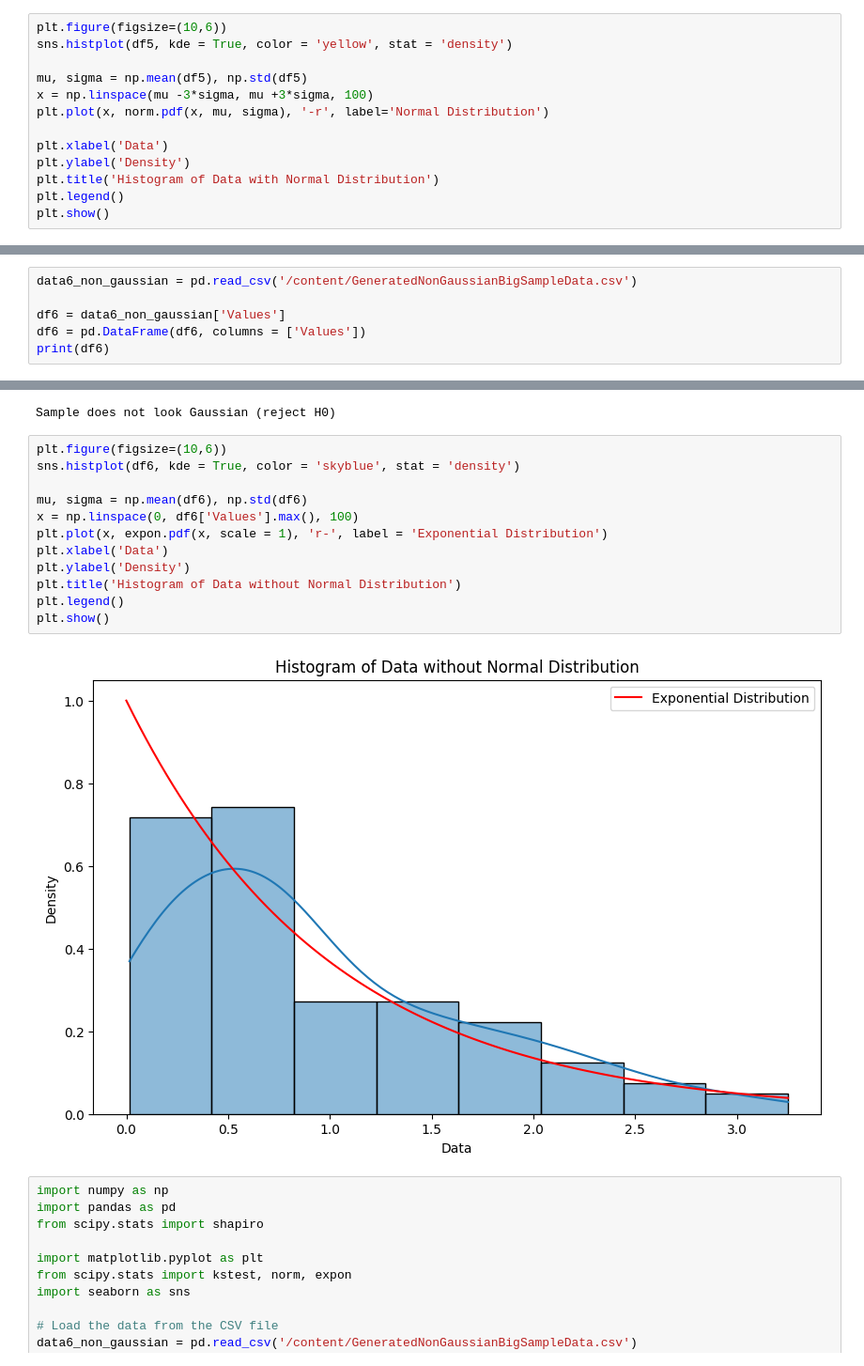
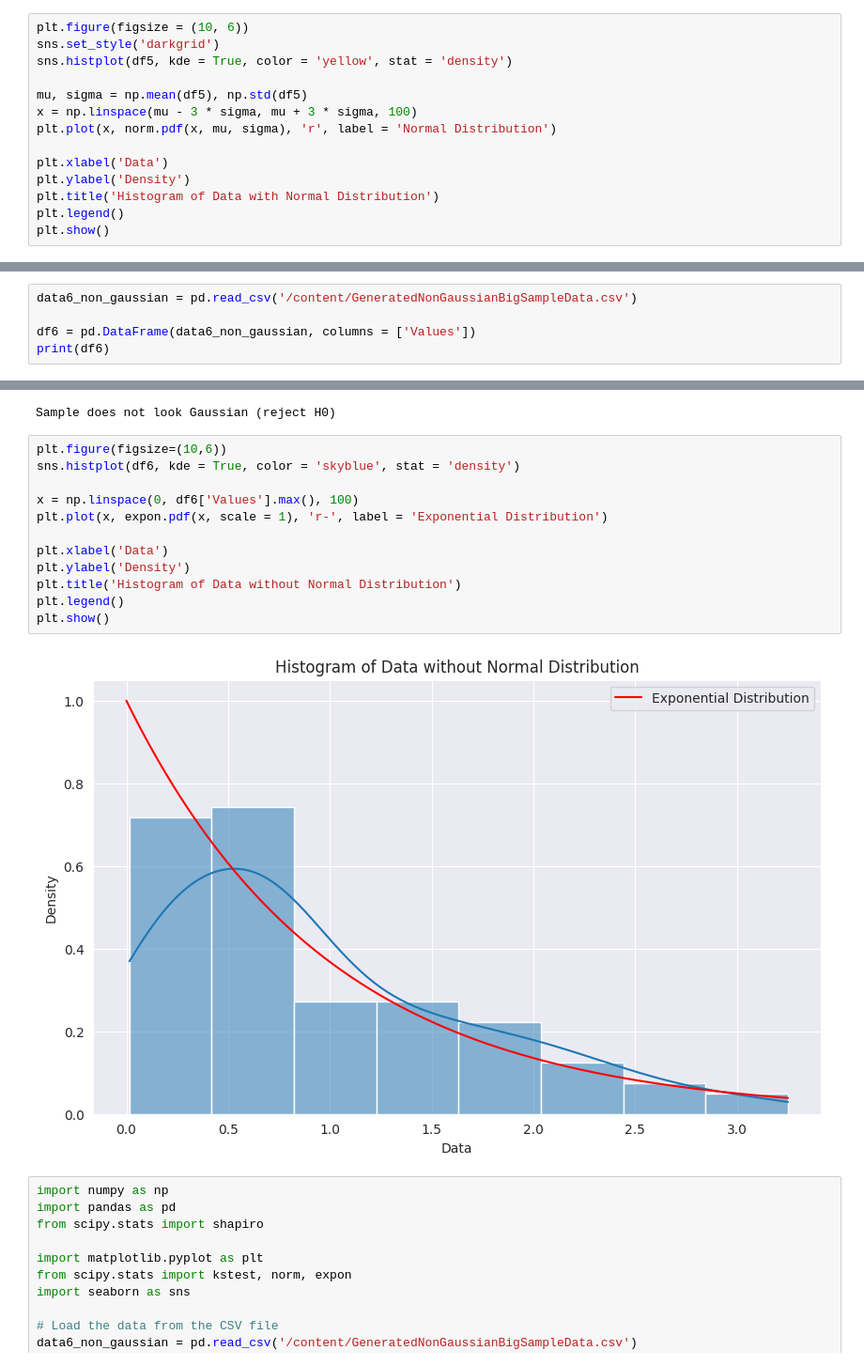
Before and after one commit to SEOWOOJI/Pandas_Stats_Data_Analysis_2025, a Jupyter notebook: 11_normalitytest_swtest_kstest.ipynb, the cells around one changed output, grey strips where cells are left out. Shown: that part at 94% size. Cells and saved outputs as stored; diff of their text form.

```diff
--- a/11_normalitytest_swtest_kstest.ipynb
+++ b/11_normalitytest_swtest_kstest.ipynb
@@ -640,12 +641,13 @@ else:
 # %% [output]
 Sample looks Gaussian (fail to reject H0)
 # %%
-plt.figure(figsize=(10,6))
+plt.figure(figsize = (10, 6))
+sns.set_style('darkgrid')
 sns.histplot(df5, kde = True, color = 'yellow', stat = 'density')
 
 mu, sigma = np.mean(df5), np.std(df5)
-x = np.linspace(mu -3*sigma, mu +3*sigma, 100)
-plt.plot(x, norm.pdf(x, mu, sigma), '-r', label='Normal Distribution')
+x = np.linspace(mu - 3 * sigma, mu + 3 * sigma, 100)
+plt.plot(x, norm.pdf(x, mu, sigma), 'r', label = 'Normal Distribution')
 
 plt.xlabel('Data')
 plt.ylabel('Density')
@@ -717,8 +719,7 @@ from scipy.stats import kstest, norm, expon
 # %%
 data6_non_gaussian = pd.read_csv('/content/GeneratedNonGaussianBigSampleData.csv')
 
-df6 = data6_non_gaussian['Values']
-df6 = pd.DataFrame(df6, columns = ['Values'])
+df6 = pd.DataFrame(data6_non_gaussian, columns = ['Values'])
 print(df6)
 # %% [output]
       Values
@@ -755,17 +756,17 @@ Sample does not look Gaussian (reject H0)
 # %%
 plt.figure(figsize=(10,6))
 sns.histplot(df6, kde = True, color = 'skyblue', stat = 'density')
 
-mu, sigma = np.mean(df6), np.std(df6)
 x = np.linspace(0, df6['Values'].max(), 100)
 plt.plot(x, expon.pdf(x, scale = 1), 'r-', label = 'Exponential Distribution')
+
 plt.xlabel('Data')
 plt.ylabel('Density')
 plt.title('Histogram of Data without Normal Distribution')
 plt.legend()
 plt.show()
 # %% [output]
-[figure, old version]
+[figure, new version]
 # %%
 import numpy as np
 import pandas as pd
```
Also changed, not shown: parts of 14 cells of this notebook.
